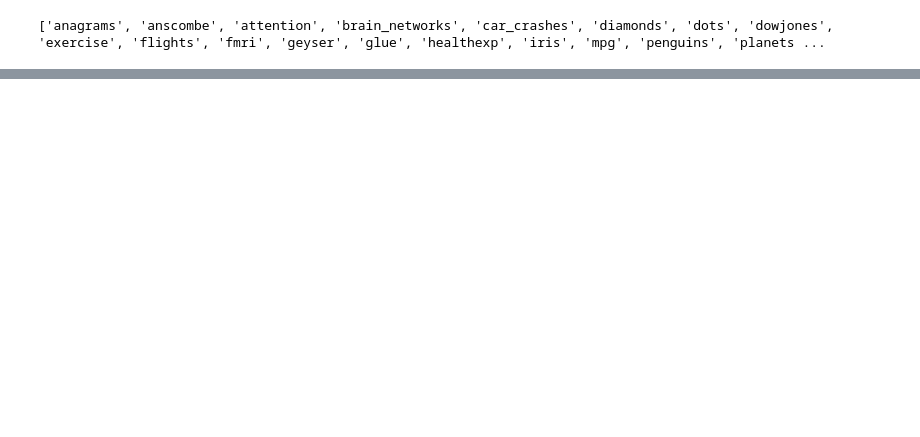
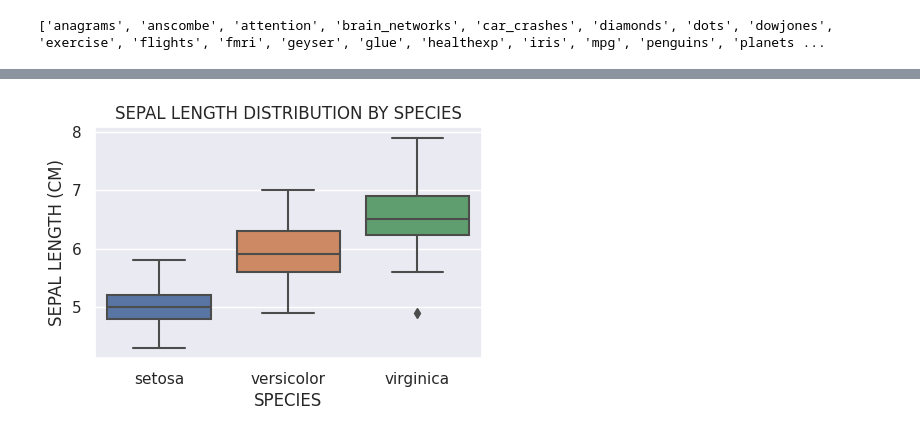
Before and after one commit to ongunma/gylim, a Jupyter notebook: 임건영_201921172.ipynb, the cells around one changed output, grey strips where cells are left out. Drawn from its saved outputs; the diff is of its cells as text; code cells hidden in the pictures; blank space fills up the shorter version.

```diff
--- a/임건영_201921172.ipynb
+++ b/임건영_201921172.ipynb
@@ -647,0 +290,26 @@ plt.show()
+# %%
+# 연습
+
+import pandas as pd
+import seaborn as sns
+import matplotlib.pyplot as plt
+
+# Load the Iris dataset
+iris = sns.load_dataset('iris')
+
+#그리드 스타일 바꾸기
+#whitegrid -> darkgrid
+sns.set(style="darkgrid")
+
+# plot 사이즈 조절
+# (10, 6) 대신 (5, 3)으로 만들기
+plt.figure(figsize=(5,3))
+sns.boxplot(x='species', y='sepal_length', data=iris)
+
+# plot 제목, x축, y축 Capital letter 전환 (대문자로만 작성)
+plt.title('SEPAL LENGTH DISTRIBUTION BY SPECIES')
+plt.xlabel('SPECIES')
+plt.ylabel('SEPAL LENGTH (CM)')
+plt.show()
+# %% [output]
+[figure, added]
```
Also changed, not shown: parts of 88 cells of this notebook.
